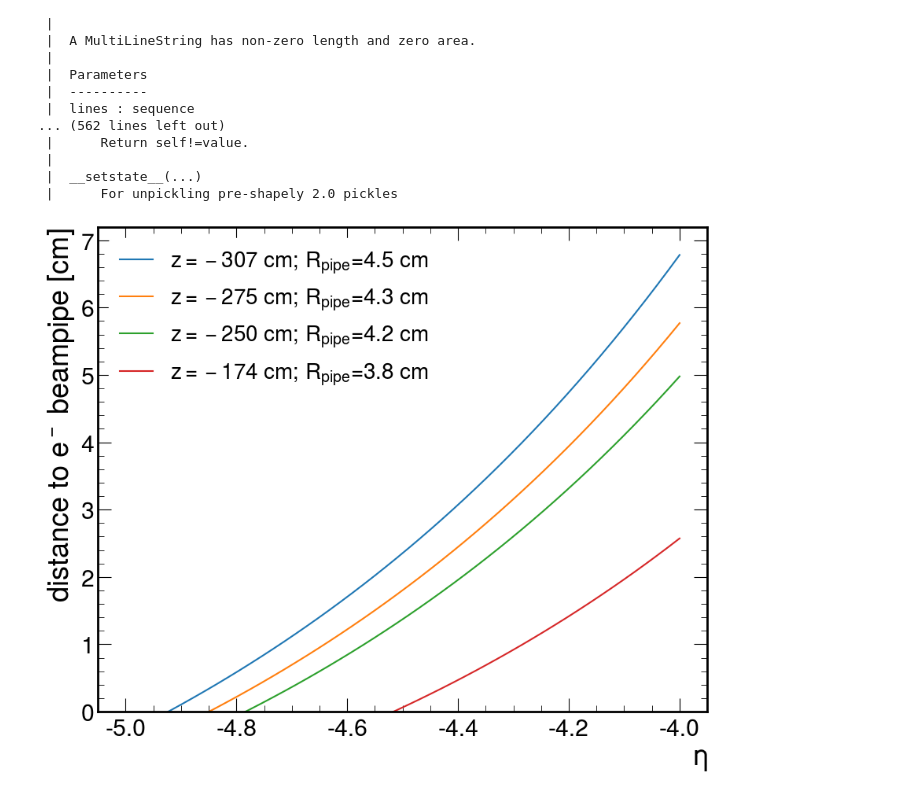
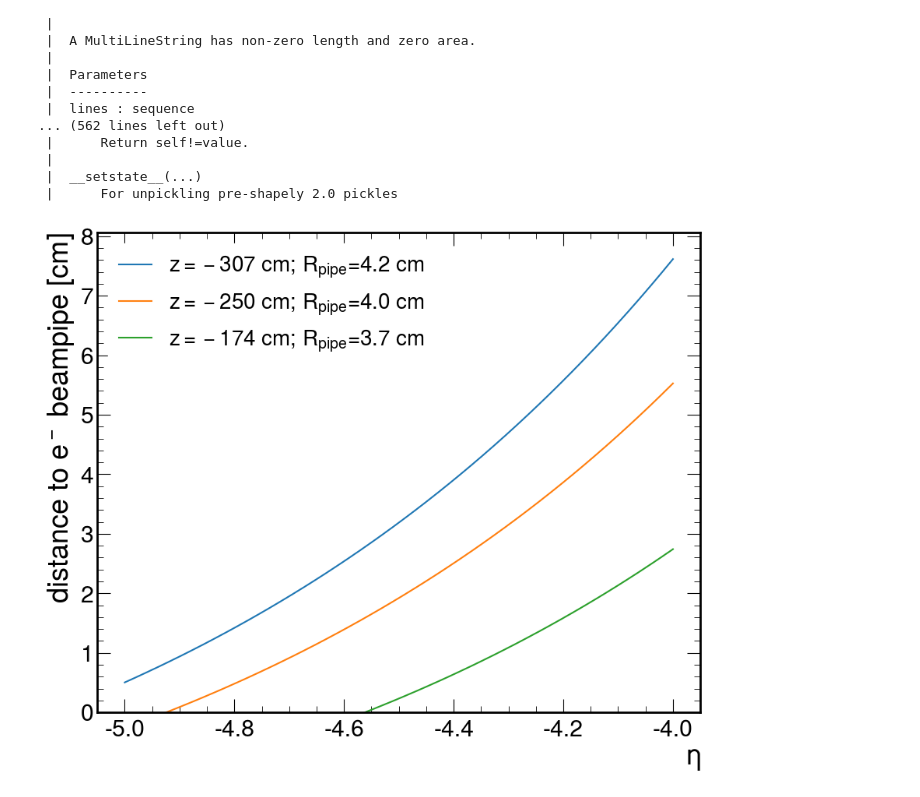
Before and after one commit to sebouh137/backwards_insert, a Jupyter notebook: TransverseStructure.ipynb, the cells around one changed output. Drawn from its saved outputs; the diff is of its cells as text; code cells hidden in the pictures.

```diff
--- a/TransverseStructure.ipynb
+++ b/TransverseStructure.ipynb
@@ -341,30 +355,32 @@ class MultiLineString(shapely.geometry.base.BaseMultipartGeometry)
 # %%
 plt.subplots(1,1,figsize=(10,8))
 eta=np.linspace(-5.0, -4.0, 50)
 
-for z in -307, -275,-250, -174:
-    Rbp=4.281+(4.21-4.281)*(z-(-269.72))/14.21
+for z in -307, -250, -174:
+    #z-=13
+    R1bp=interp(-465, (5.10+4.24)/2, -80, 3.3, z-13)
+    X1bp=interp(-465, 0*(-5.10+4.24)/2, -80, 0, z-13)
     r=np.tan(get_theta(eta))*z
-    plt.plot(eta,r-Rbp, label=f'$z={z:.0f}$ cm; $R_{{pipe}}$={Rbp:.1f} cm')
+    plt.plot(eta,r-Rbp-X1bp, label=f'$z={z:.0f}$ cm; $R_{{pipe}}$={np.round(R1bp, 1):.1f} cm')
 
 plt.xlabel("$\\eta$")
 plt.ylabel("distance to $e^-$ beampipe [cm]")
 
 plt.ylim(0)
 
 
 Eb=18
 
 #for Q2 in 0.1, 0.2, 0.4:
 #    eta=1/2*np.log(Q2/(4*Eb**2))
 #    plt.axvline(eta, ls='--', color='0.7', zorder=-1)
 #    plt.text(eta-.04, 3.5, f"$Q^2$={Q2} GeV$^2$", rotation=90, fontsize=16)
 
 plt.legend(fontsize=20, facecolor='white', framealpha=1, frameon=1, edgecolor='w')
 plt.savefig("images/distance_to_beampipe.pdf")
 plt.show()
 # %% [output]
-[figure, old version]
+[figure, new version]
 # %%
 for z in -270, -400:
     R1a=4.281+(4.21-4.281)*(z-(-269.72))/14.21
```
Also changed, not shown: parts of 3 cells of this notebook, 4 other files.
